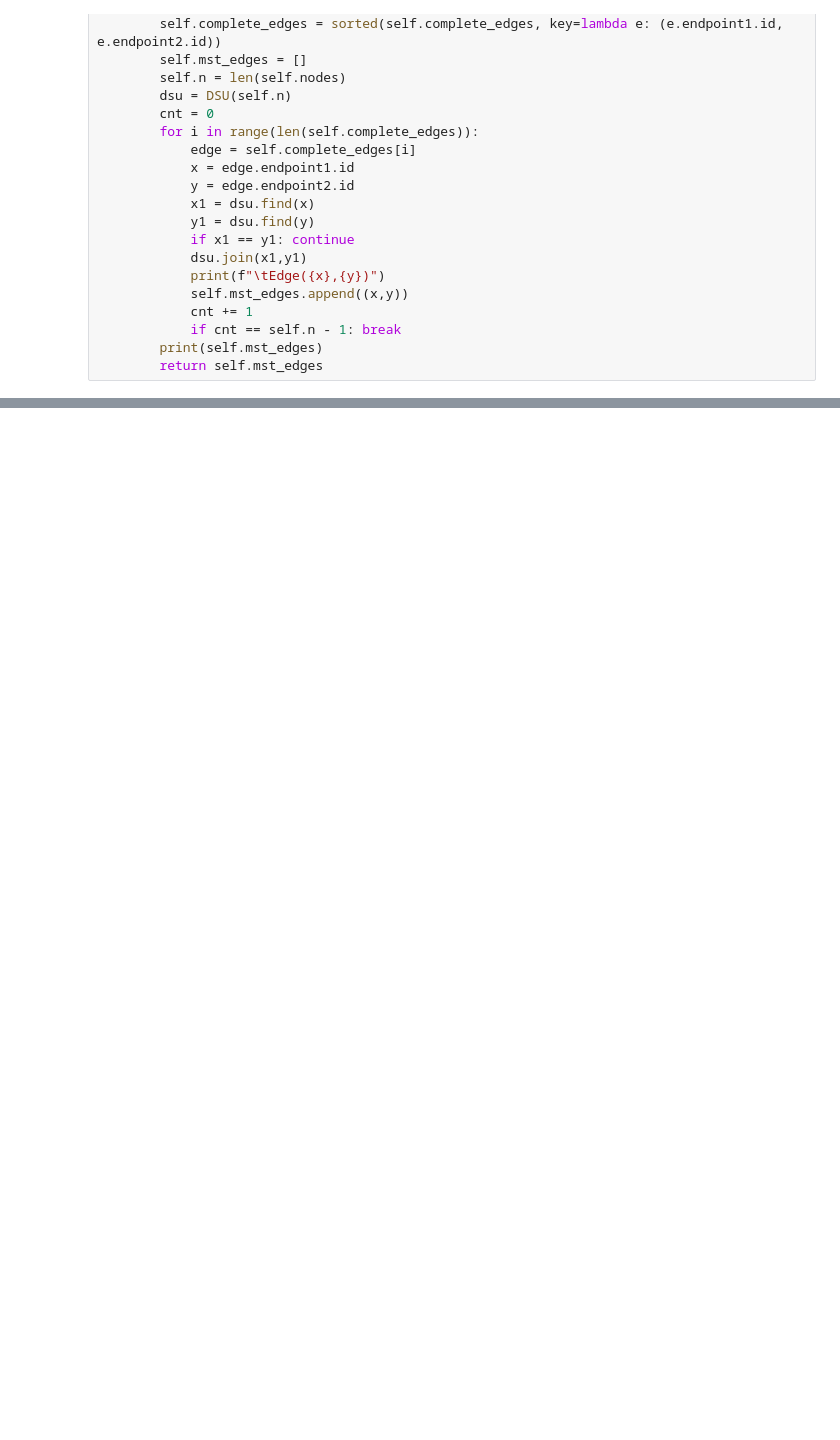
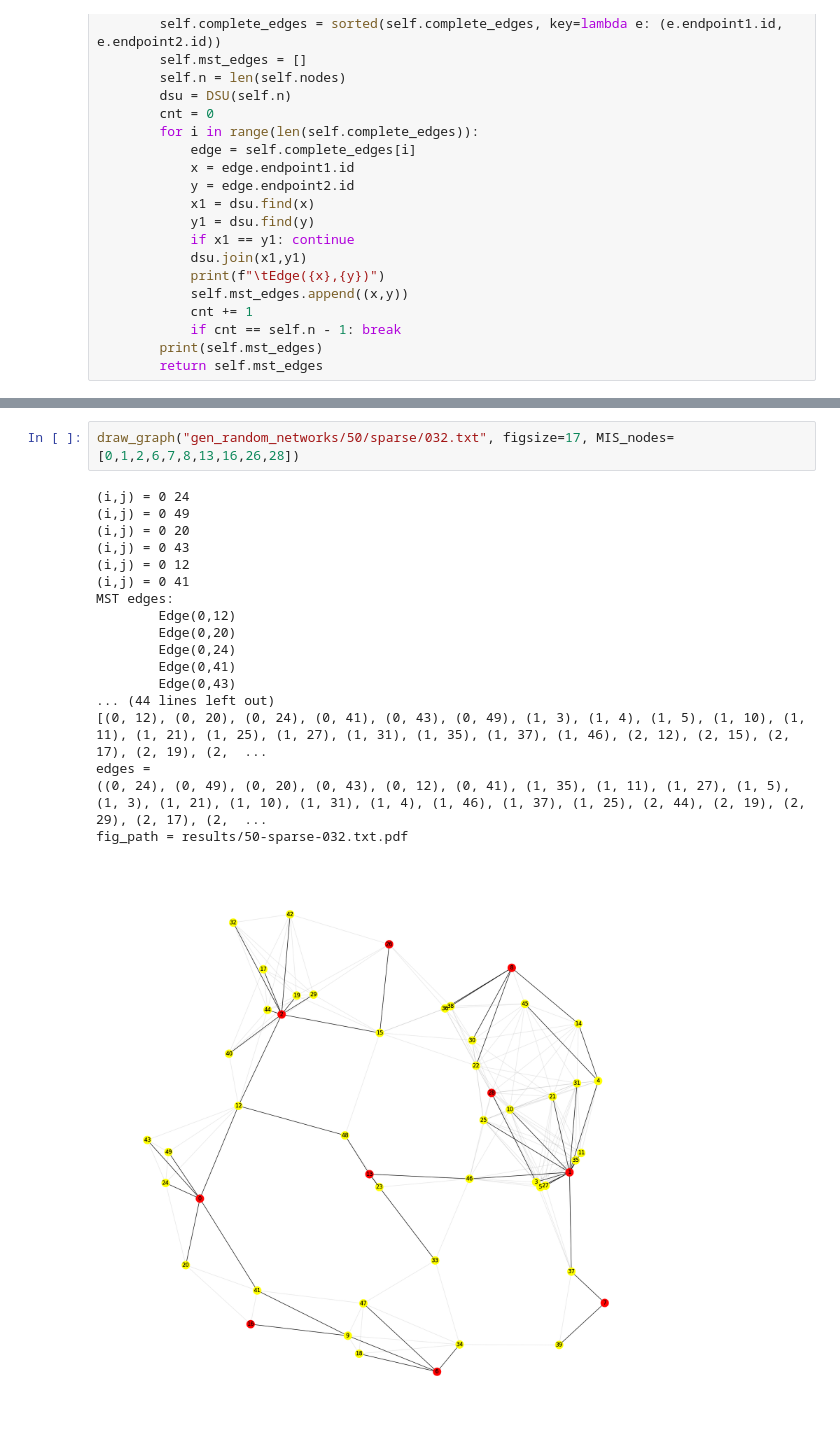
Before and after one commit to lamductan/SCDS, a Jupyter notebook: draw_graph.ipynb, the cells around one changed output, grey strips where cells are left out. Drawn from its saved outputs; the diff is of its cells as text; blank space fills up the shorter version.

```diff
--- a/draw_graph.ipynb
+++ b/draw_graph.ipynb
@@ -137,4 +142,25 @@ edges =
 ((0, 18), (0, 11), (0, 17), (0, 6), (0, 13), (0, 15), (0, 9), (0, 4), (1, 19), (1, 5), (1, 7), (1, 14), (1, 2), (1, 10), (1, 16), (1, 9), (1, 12), (1, 4), (2, 16), (2, 14), (2, 7), (2, 10), (2, 19), ( ...
 fig_path = results/20-sparse-001.txt.pdf
 [figure]
+# %%
+draw_graph("gen_random_networks/50/sparse/032.txt", figsize=17, MIS_nodes=[0,1,2,6,7,8,13,16,26,28])
+# %% [output]
+(i,j) = 0 24
+(i,j) = 0 49
+(i,j) = 0 20
+(i,j) = 0 43
+(i,j) = 0 12
+(i,j) = 0 41
+MST edges:
+        Edge(0,12)
+        Edge(0,20)
+        Edge(0,24)
+        Edge(0,41)
+        Edge(0,43)
+... (44 lines left out)
+[(0, 12), (0, 20), (0, 24), (0, 41), (0, 43), (0, 49), (1, 3), (1, 4), (1, 5), (1, 10), (1, 11), (1, 21), (1, 25), (1, 27), (1, 31), (1, 35), (1, 37), (1, 46), (2, 12), (2, 15), (2, 17), (2, 19), (2,  ...
+edges =
+((0, 24), (0, 49), (0, 20), (0, 43), (0, 12), (0, 41), (1, 35), (1, 11), (1, 27), (1, 5), (1, 3), (1, 21), (1, 10), (1, 31), (1, 4), (1, 46), (1, 37), (1, 25), (2, 44), (2, 19), (2, 29), (2, 17), (2,  ...
+fig_path = results/50-sparse-032.txt.pdf
+[figure, added]
 # %%
```
Also changed, not shown: parts of 3 cells of this notebook, 24 other files.
